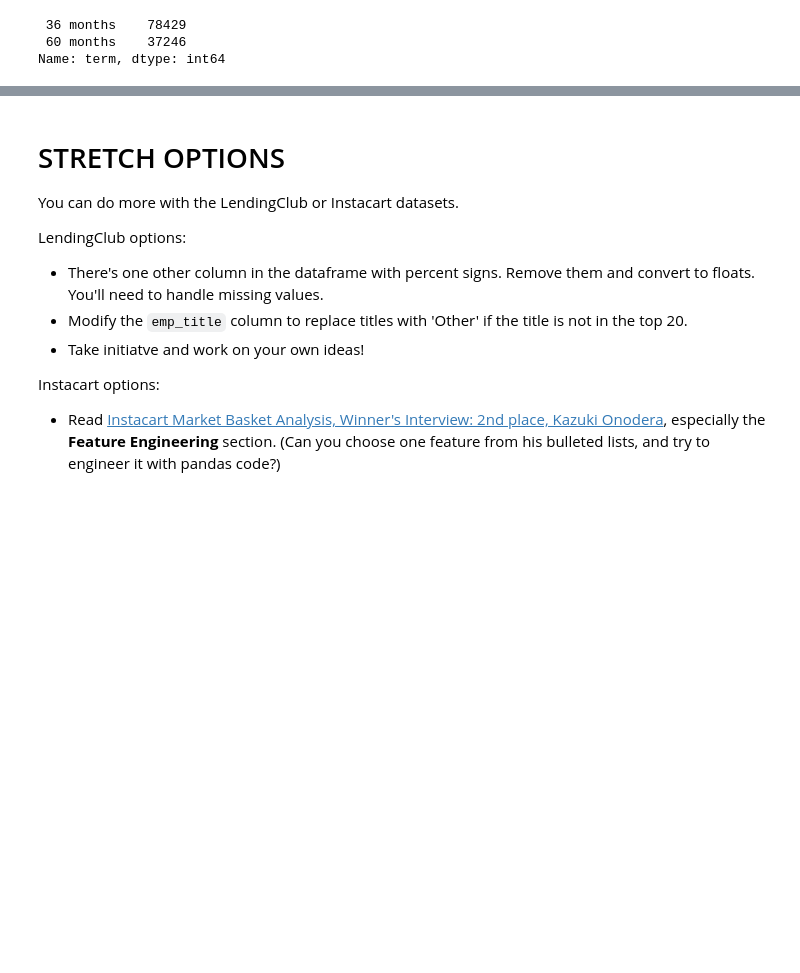
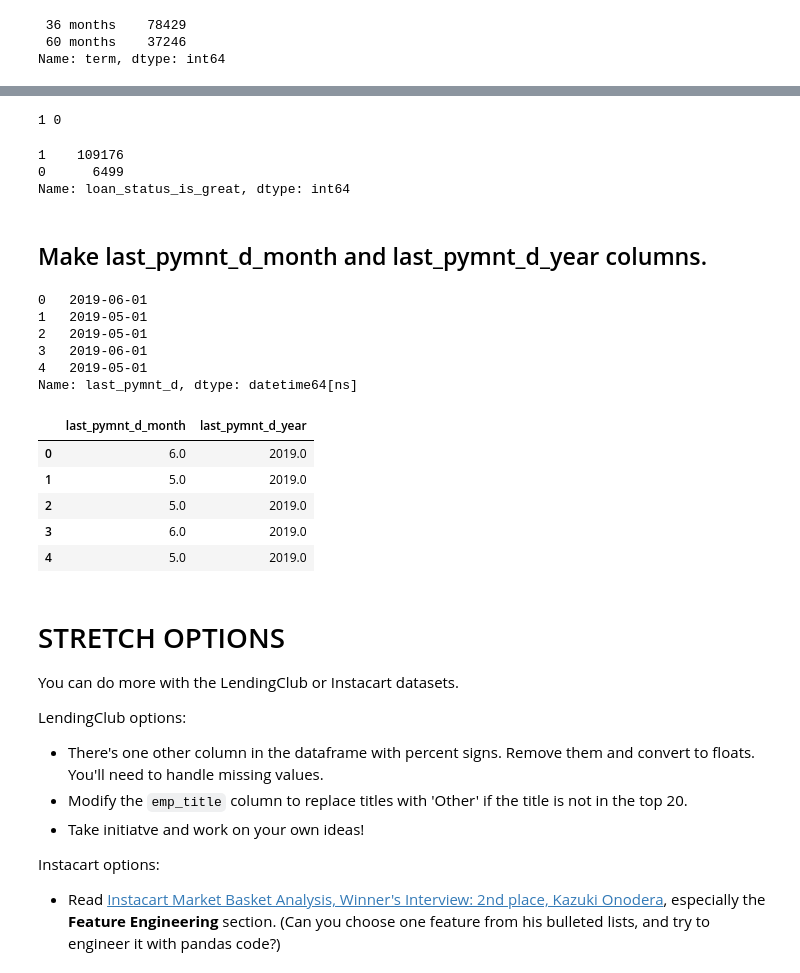
Before and after one commit to sapinspys/DS-Unit-1-Sprint-1-Dealing-With-Data, a Jupyter notebook: LS_DS_124_Make_features.ipynb, the cells around one changed output, grey strips where cells are left out. Cells and saved outputs as stored; diff of their text form; code cells hidden in the pictures; blank space fills up the shorter version.

```diff
--- a/LS_DS_124_Make_features.ipynb
+++ b/LS_DS_124_Make_features.ipynb
@@ -514,3 +567,50 @@ term = '36 months'
+# %%
+# Test Case
+
+status_1 = "Current"
+status_2 = "Charged Off"
+
+def check_loan_status(string):
+  '''Takes in a string, checks if string is equal to "Current", and returns integer 1 if true and 0 if false.'''
+  if string == "Current":
+    return 1
+  else:
+    return 0
+
+print(check_loan_status(status_1), check_loan_status(status_2))
+# %% [output]
+1 0
+# %%
+df['loan_status_is_great'] = df.loan_status.apply(check_loan_status)
+
+df.loan_status_is_great.value_counts()
+# %% [output]
+1    109176
+0      6499
+Name: loan_status_is_great, dtype: int64
+# %% [markdown]
+## Make last_pymnt_d_month and last_pymnt_d_year columns.
+# %%
+df.last_pymnt_d.head()
+# %% [output]
+0   2019-06-01
+1   2019-05-01
+2   2019-05-01
+3   2019-06-01
+4   2019-05-01
+Name: last_pymnt_d, dtype: datetime64[ns]
+# %%
+df['last_pymnt_d_month'] = df.last_pymnt_d.dt.month
+df['last_pymnt_d_year'] = df.last_pymnt_d.dt.year
+# %%
+df[['last_pymnt_d_month','last_pymnt_d_year']].head()
+# %% [output]
+|  | last_pymnt_d_month | last_pymnt_d_year |
+| 0 | 6.0 | 2019.0 |
+| 1 | 5.0 | 2019.0 |
+| 2 | 5.0 | 2019.0 |
+| 3 | 6.0 | 2019.0 |
+| 4 | 5.0 | 2019.0 |
 # %% [markdown]
 # STRETCH OPTIONS
 
```
Also changed, not shown: parts of 9 cells of this notebook.
